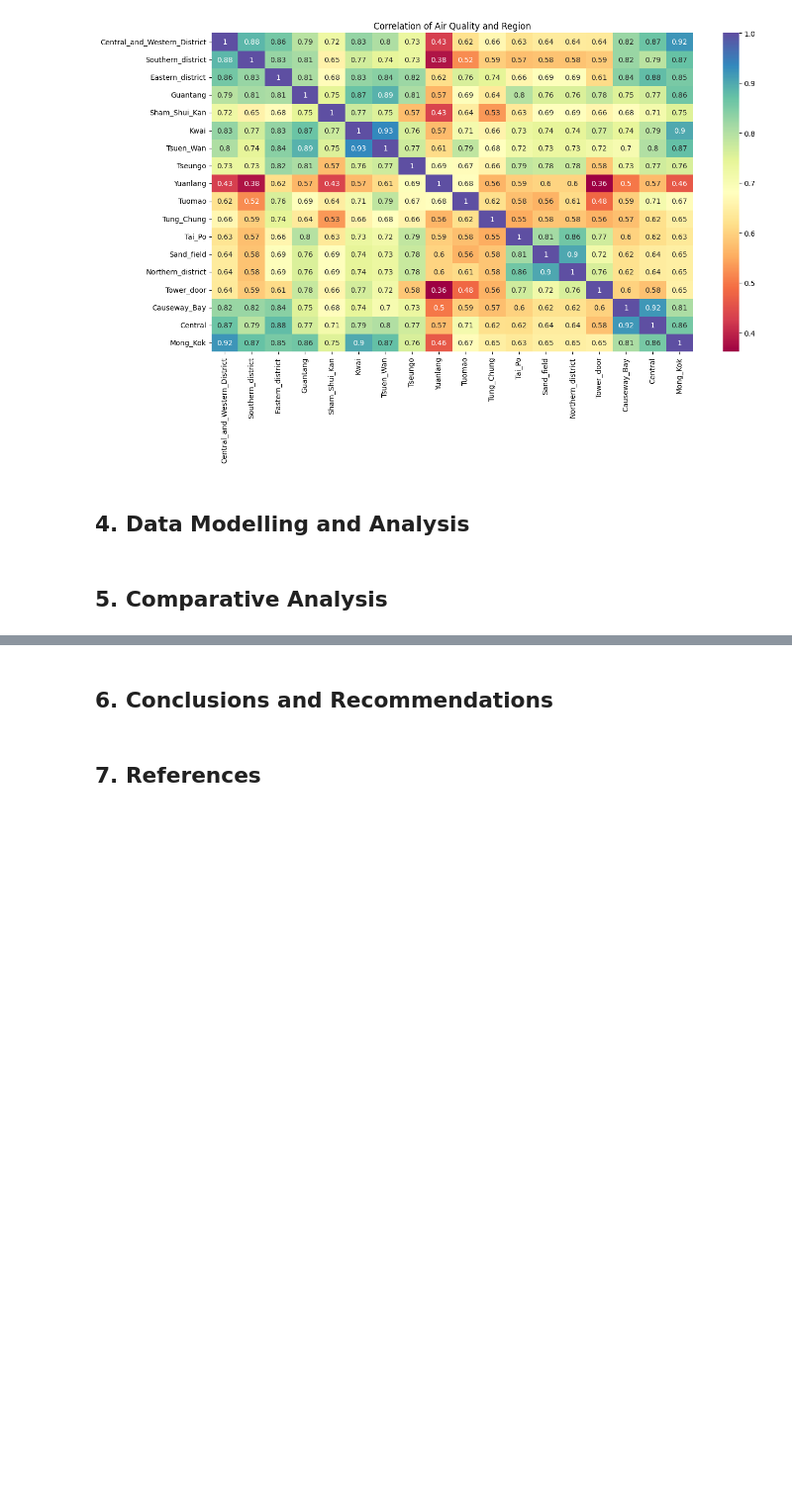
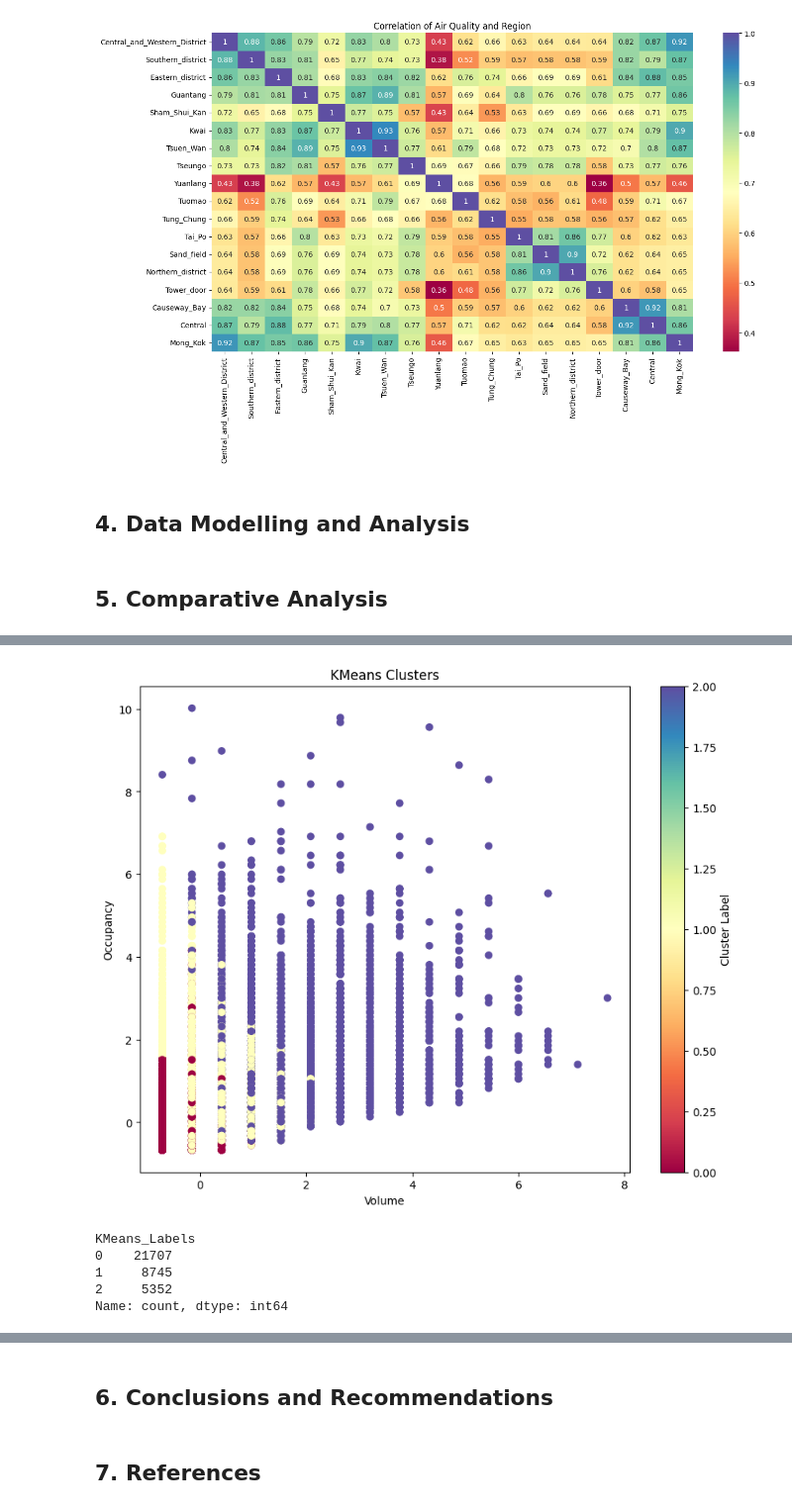
Before and after one commit to linxianying/G12_GuidedProject, a Jupyter notebook: traffic_air_sg.ipynb, the cells around one changed output, grey strips where cells are left out. Shown at 99% size. Drawn from its saved outputs; the diff is of its cells as text; code cells hidden in the pictures; blank space fills up the shorter version.

Commit message:
K-means and Hierarchical Clustering for hk traffic data comparative analysis - pending to add hk air PM2.5 data in

```diff
--- a/traffic_air_sg.ipynb
+++ b/traffic_air_sg.ipynb
@@ -483,7 +483,7 @@ Start processing XML files from folder: c:\Users\Admin\Desktop\IS5126\group_proj
 # %%
 
 # Data Cleaning
-# Convert columns to appropriate data types
+# Convert columns to numeric data types
 hk_traffic_df['speed'] = pd.to_numeric(hk_traffic_df['speed'], errors='coerce')
 hk_traffic_df['occupancy'] = pd.to_numeric(hk_traffic_df['occupancy'], errors='coerce')
 hk_traffic_df['volume'] = pd.to_numeric(hk_traffic_df['volume'], errors='coerce')
@@ -502,6 +502,9 @@ print(missing_values)
 
 # Drop rows with missing values
 hk_traffic_df.dropna(inplace=True)
+
+# Drop rows with invalid indicator
+hk_traffic_df = hk_traffic_df[hk_traffic_df['valid'] == 'Y']
 # %% [output]
 Missing values in each column:
 date           0
@@ -729,0 +757,4 @@ plt.show()
+# %%
+data_encoded = pd.get_dummies(hk_traffic_df, columns=['detector_id', 'direction', 'lane_id'], dtype=int)
+# Display the first few rows of the encoded DataFrame
+data_encoded.head()
@@ -729,0 +769,12 @@ plt.show()
+# %%
+from sklearn.preprocessing import StandardScaler
+
+# Identify the numerical columns to standardize
+numerical_cols = ['speed', 'occupancy', 'volume', 'std_dev']
+
+# Standardize the numerical columns
+scaler = StandardScaler()
+data_encoded[numerical_cols] = scaler.fit_transform(data_encoded[numerical_cols])
+
+# Display the first few rows of the standardized DataFrame
+data_encoded.head()
@@ -729,0 +789,5 @@ plt.show()
+# %%
+# Select relevant features
+features = data_encoded[['speed', 'occupancy', 'volume', 'std_dev']]
+
+print(features)
@@ -729,0 +809,30 @@ plt.show()
+# %%
+import matplotlib.pyplot as plt
+from sklearn.cluster import KMeans
+from scipy.cluster.hierarchy import dendrogram, linkage, fcluster
+
+# Apply k-means clustering with 3 clusters
+kmeans = KMeans(n_clusters=3, n_init=10, random_state=42)
+data_encoded['KMeans_Labels'] = kmeans.fit_predict(features)
+
+# Scatter plot for KMeans clusters (using 'speed' and 'occupancy' for visualization)
+plt.figure(figsize=(10,8))
+plt.scatter(data_encoded['volume'],
+            data_encoded['occupancy'],
+            c=data_encoded['KMeans_Labels'], cmap='Spectral')
+plt.title('KMeans Clusters')
+plt.xlabel('Volume')
+plt.ylabel('Occupancy')
+plt.colorbar(label='Cluster Label')
+plt.show()
+# %% [output]
+[figure, added]
+# %%
+# Print the count of each unique K-Means cluster label in the 'KMeans_Labels' column
+print(data_encoded['KMeans_Labels'].value_counts())
+# %% [output]
+KMeans_Labels
+0    21707
+1     8745
+2     5352
+Name: count, dtype: int64
```
Also changed, not shown: parts of 6 cells of this notebook.
